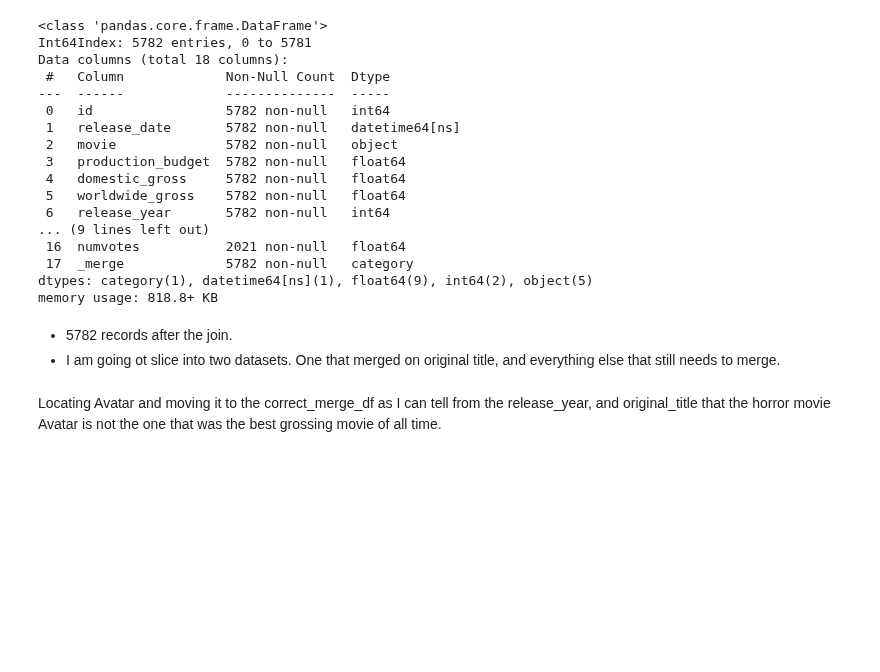
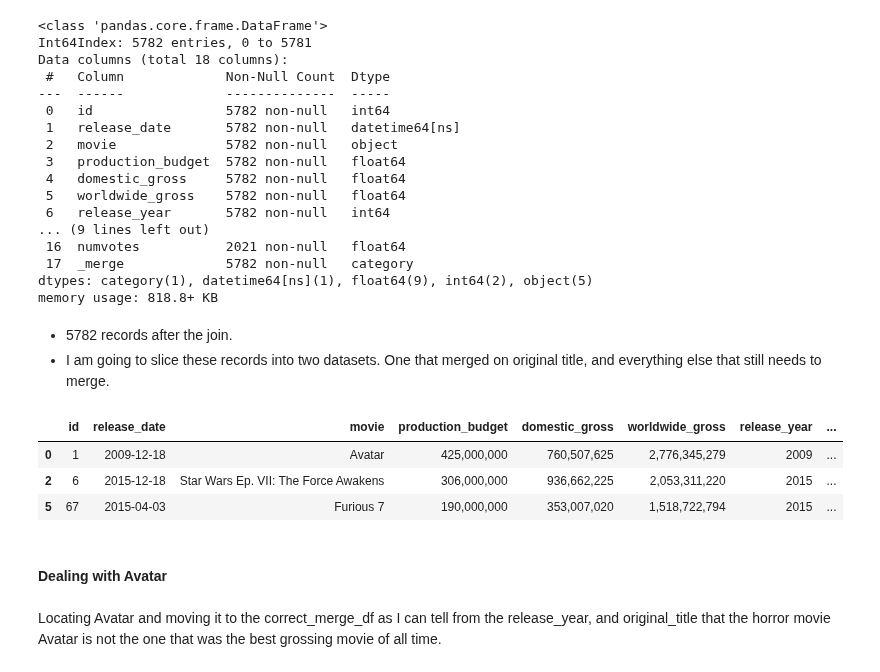
Before and after one commit to jxn628/dsc-phase-1-project, a Jupyter notebook: student.ipynb, the cells around one changed output. Saved outputs shown, nothing was run; the diff lists cells and outputs as text; code cells hidden in the pictures; blank space fills up the shorter version.

```diff
--- a/student.ipynb
+++ b/student.ipynb
@@ -433,12 +425,19 @@ dtypes: category(1), datetime64[ns](1), float64(9), int64(2), object(5)
 memory usage: 818.8+ KB
 # %% [markdown]
 - 5782 records after the join.
-- I am going ot slice into two datasets. One that merged on original title, and everything else that still needs to merge.
+- I am going to slice these records into two datasets. One that merged on original title, and everything else that still needs to merge.
 # %%
 correct_merge_df = merged_originals.loc[(merged_originals["_merge"] == "both")]
 need_to_merge = merged_originals.loc[(merged_originals["_merge"] != "both")]
 # %%
-#need_to_merge.head(3)
+need_to_merge.head(3)
+# %% [output]
+|  | id | release_date | movie | production_budget | domestic_gross | worldwide_gross | release_year | ... |
+| 0 | 1 | 2009-12-18 | Avatar | 425,000,000 | 760,507,625 | 2,776,345,279 | 2009 | ... |
+| 2 | 6 | 2015-12-18 | Star Wars Ep. VII: The Force Awakens | 306,000,000 | 936,662,225 | 2,053,311,220 | 2015 | ... |
+| 5 | 67 | 2015-04-03 | Furious 7 | 190,000,000 | 353,007,020 | 1,518,722,794 | 2015 | ... |
+# %% [markdown]
+#### Dealing with Avatar
 # %%
 correct_merge_df = correct_merge_df.drop(['_merge'], axis=1) #dropping '_merge' so I can continue
 # %% [markdown]
```
Also changed, not shown: parts of 39 cells of this notebook.
